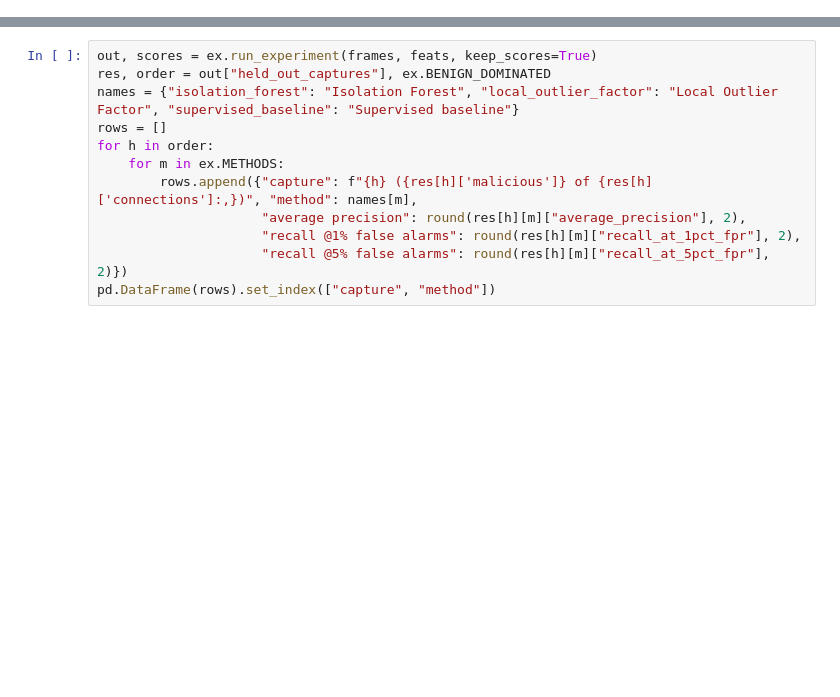
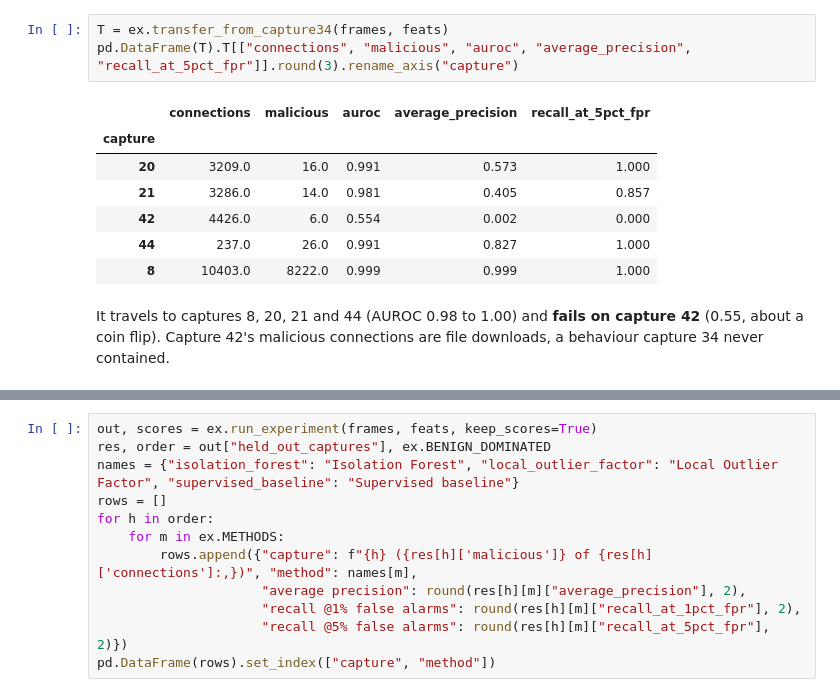
Before and after one commit to G-Eskayo/ML_unsupervised_learning-anomaly-detection-project, a Jupyter notebook: anomaly_detection_v2.ipynb, the cells around one changed output, grey strips where cells are left out. Drawn from its saved outputs; the diff is of its cells as text; blank space fills up the shorter version.

```diff
--- a/anomaly_detection_v2.ipynb
+++ b/anomaly_detection_v2.ipynb
@@ -142,0 +226,14 @@ Every mostly-benign capture held out in turn, three methods:
+# %%
+T = ex.transfer_from_capture34(frames, feats)
+pd.DataFrame(T).T[["connections", "malicious", "auroc", "average_precision", "recall_at_5pct_fpr"]].round(3).rename_axis("capture")
+# %% [output]
+|  | connections | malicious | auroc | average_precision | recall_at_5pct_fpr |
+| capture |  |  |  |  |  |
+| 20 | 3209.0 | 16.0 | 0.991 | 0.573 | 1.000 |
+| 21 | 3286.0 | 14.0 | 0.981 | 0.405 | 0.857 |
+| 42 | 4426.0 | 6.0 | 0.554 | 0.002 | 0.000 |
+| 44 | 237.0 | 26.0 | 0.991 | 0.827 | 1.000 |
+| 8 | 10403.0 | 8222.0 | 0.999 | 0.999 | 1.000 |
+# %% [markdown]
+It travels to captures 8, 20, 21 and 44 (AUROC 0.98 to 1.00) and **fails on capture 42** (0.55, about a coin flip). Capture 42's
+malicious connections are file downloads, a behaviour capture 34 never contained.
```
Also changed, not shown: parts of 47 cells of this notebook, 9 other files.
